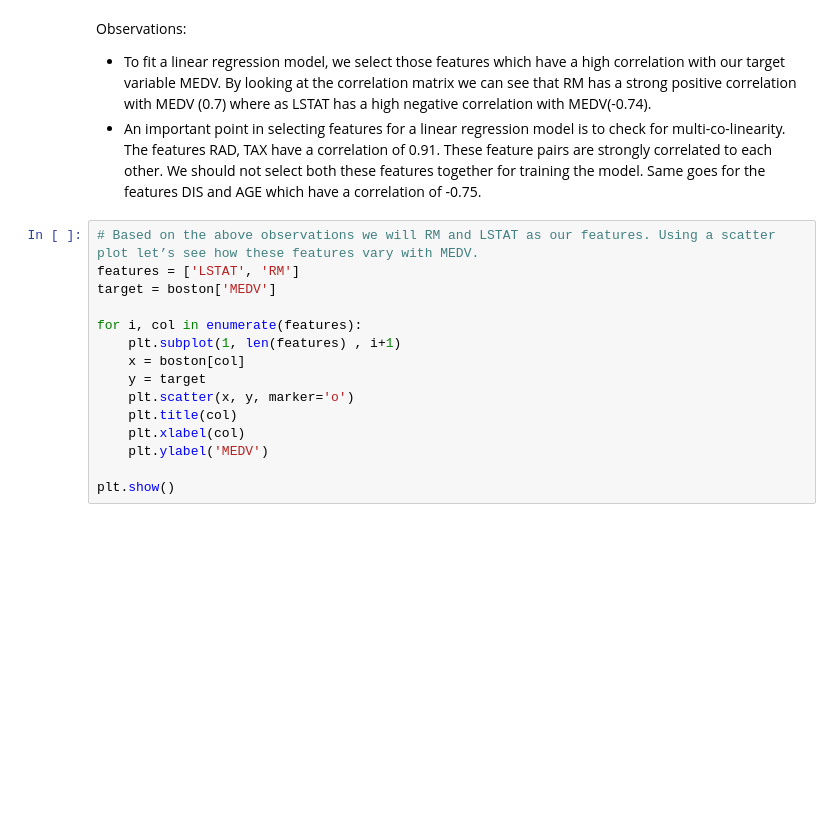
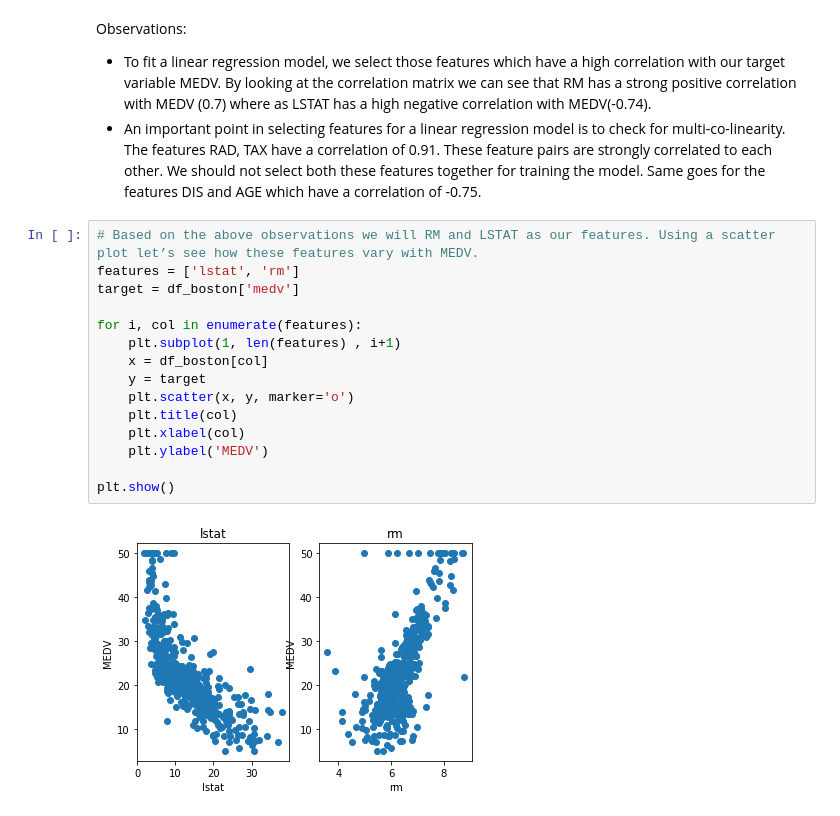
Before and after one commit to CDAC-lab/BUS5PR1-Analytics-Notebooks, a Jupyter notebook: 1_Getting_Started_with_Python_(Basics).ipynb, the cells around one changed output. Drawn from its saved outputs; the diff is of its cells as text; blank space fills up the shorter version.

```diff
--- a/1_Getting_Started_with_Python_(Basics).ipynb
+++ b/1_Getting_Started_with_Python_(Basics).ipynb
@@ -455,16 +744,18 @@ Observations:
 *  An important point in selecting features for a linear regression model is to check for multi-co-linearity. The features RAD, TAX have a correlation of 0.91. These feature pairs are strongly correlated to each other. We should not select both these features together for training the model. Same goes for the features DIS and AGE which have a correlation of -0.75.
 # %%
 # Based on the above observations we will RM and LSTAT as our features. Using a scatter plot let’s see how these features vary with MEDV.
-features = ['LSTAT', 'RM']
-target = boston['MEDV']
+features = ['lstat', 'rm']
+target = df_boston['medv']
 
 for i, col in enumerate(features):
     plt.subplot(1, len(features) , i+1)
-    x = boston[col]
+    x = df_boston[col]
     y = target
     plt.scatter(x, y, marker='o')
     plt.title(col)
     plt.xlabel(col)
     plt.ylabel('MEDV')
 
 plt.show()
+# %% [output]
+[figure, added]
```
Also changed, not shown: parts of 65 cells of this notebook, 2 other files.
